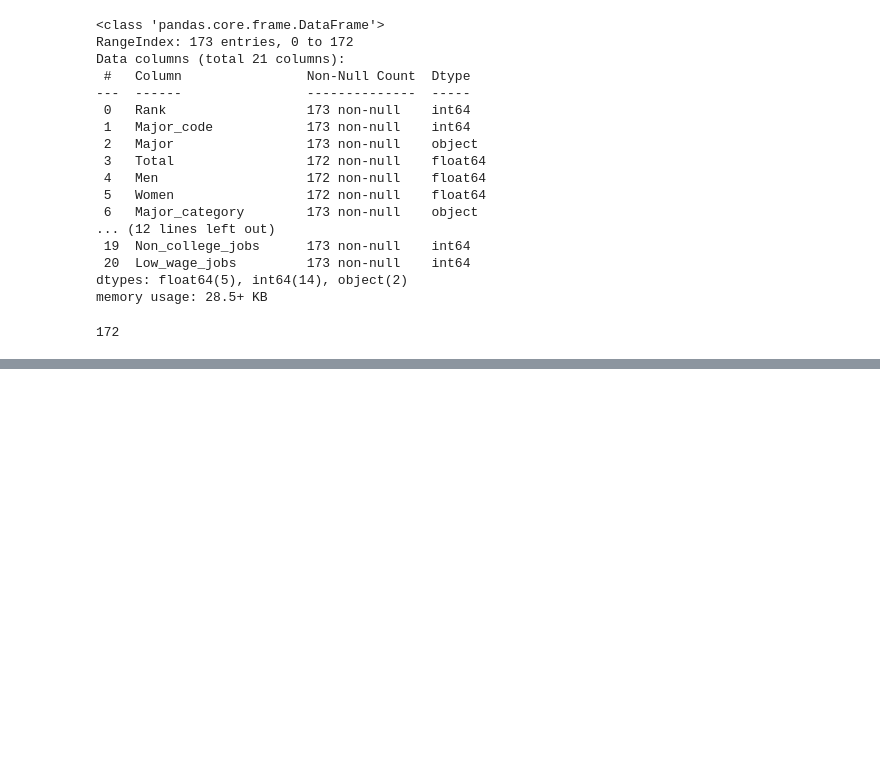
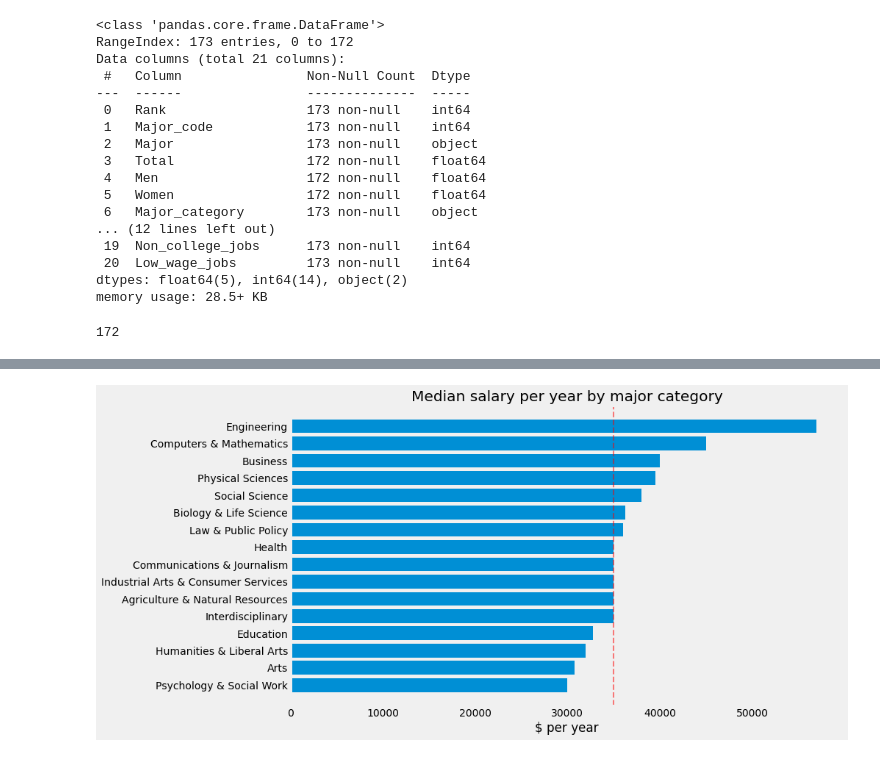
Before and after one commit to kafka-polka-dot/jupyter_projects, a Jupyter notebook: visualize_majors/College_majors.ipynb, the cells around one changed output, grey strips where cells are left out. Drawn from its saved outputs; the diff is of its cells as text; code cells hidden in the pictures; blank space fills up the shorter version.

```diff
--- a/visualize_majors/College_majors.ipynb
+++ b/visualize_majors/College_majors.ipynb
@@ -306,0 +134,13 @@ Hex bin plots on median salary showed that among female employers it was even mo
+# %%
+grads_agg = grads_agg.sort_values(by='Median', ascending=True)
+
+# plot bar chart
+fig, ax = plt.subplots(figsize=(12, 7))
+ax.barh(grads_agg.index, grads_agg['Median'])
+ax.set_title('Median salary per year by major category')
+ax.axvline(x=grads_agg['Median'].median(), label='Median salary', color = 'red', alpha = 0.5, ls = '--', lw = 2)
+ax.ticklabel_format(style='plain', axis = 'x')
+ax.set_xlabel('$ per year')
+ax.grid(False)
+# %% [output]
+[figure, added]
```
Also changed, not shown: parts of 77 cells of this notebook.
